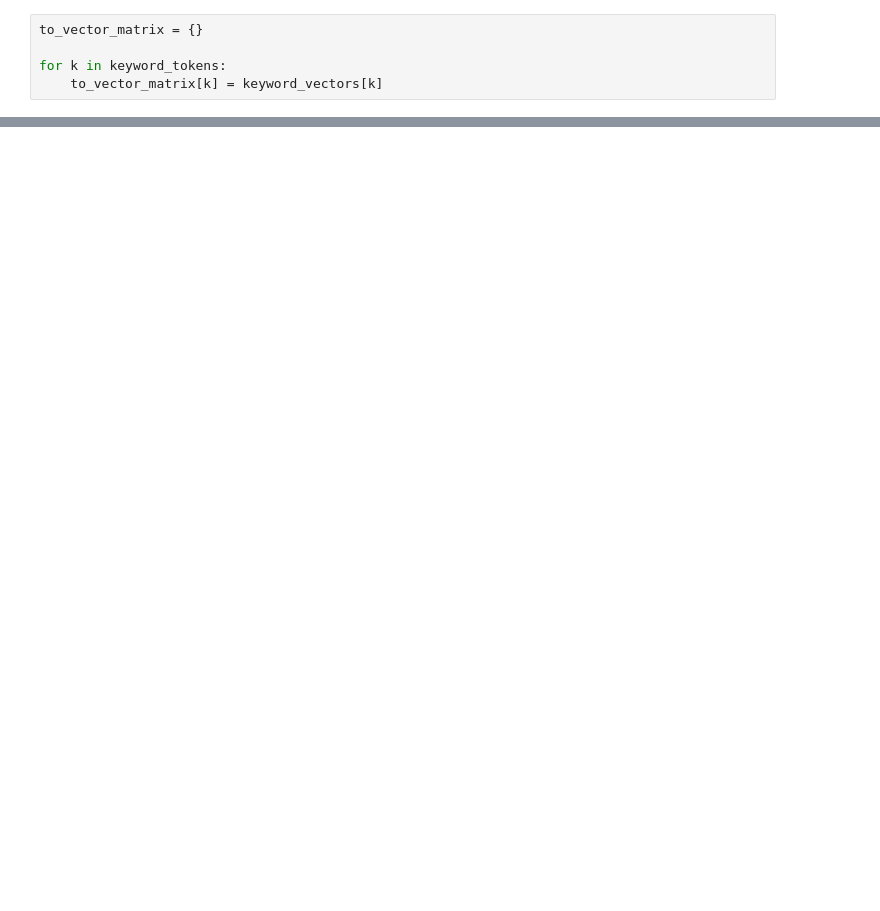
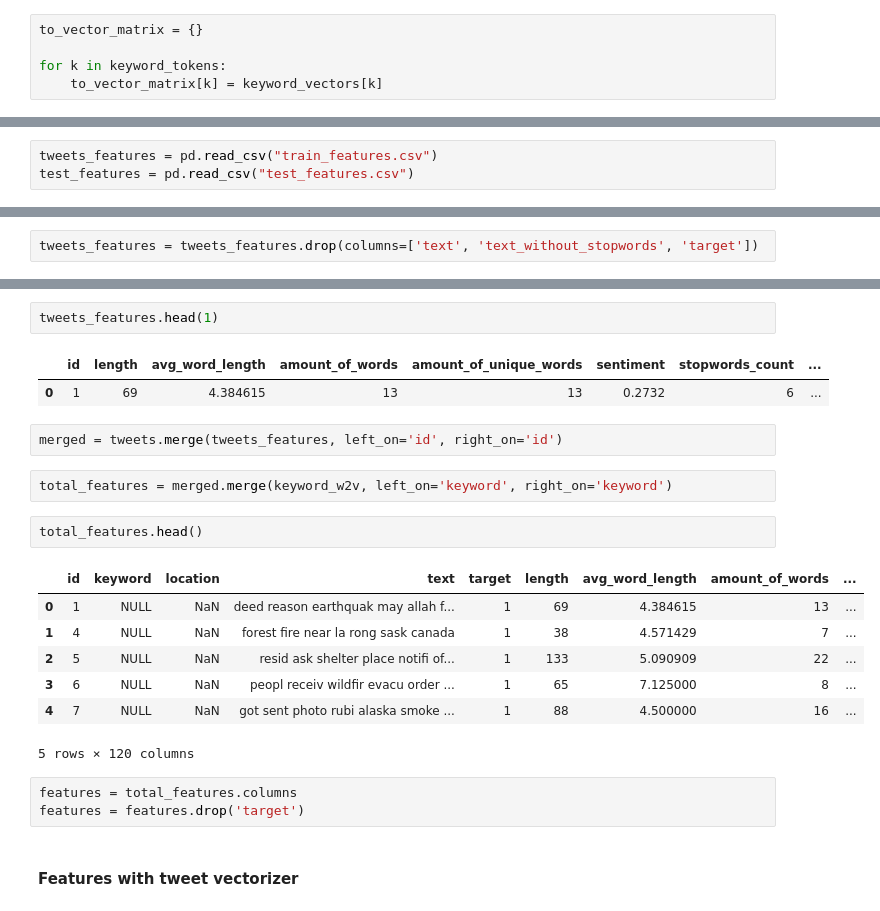
Before and after one commit to milemarchese/OrganizacionDeDatos, a Jupyter notebook: TP2/Modelo ML.ipynb, the cells around one changed output, grey strips where cells are left out. Drawn from its saved outputs; the diff is of its cells as text; blank space fills up the shorter version.

```diff
--- a/TP2/Modelo ML.ipynb
+++ b/TP2/Modelo ML.ipynb
@@ -412,0 +397,3 @@ keyword_w2v
+# %%
+tweets_features = pd.read_csv("train_features.csv")
+test_features = pd.read_csv("test_features.csv")
@@ -412,0 +410,2 @@ keyword_w2v
+# %%
+tweets_features = tweets_features.drop(columns=['text', 'text_without_stopwords', 'target'])
@@ -425,0 +430,24 @@ x_test = sc.transform(x_test)
+# %%
+tweets_features.head(1)
+# %% [output]
+|  | id | length | avg_word_length | amount_of_words | amount_of_unique_words | sentiment | stopwords_count | ... |
+| 0 | 1 | 69 | 4.384615 | 13 | 13 | 0.2732 | 6 | ... |
+# %%
+merged = tweets.merge(tweets_features, left_on='id', right_on='id')
+# %%
+total_features = merged.merge(keyword_w2v, left_on='keyword', right_on='keyword')
+# %%
+total_features.head()
+# %% [output]
+|  | id | keyword | location | text | target | length | avg_word_length | amount_of_words | ... |
+| 0 | 1 | NULL | NaN | deed reason earthquak may allah f... | 1 | 69 | 4.384615 | 13 | ... |
+| 1 | 4 | NULL | NaN | forest fire near la rong sask canada | 1 | 38 | 4.571429 | 7 | ... |
+| 2 | 5 | NULL | NaN | resid ask shelter place notifi of... | 1 | 133 | 5.090909 | 22 | ... |
+| 3 | 6 | NULL | NaN | peopl receiv wildfir evacu order ... | 1 | 65 | 7.125000 | 8 | ... |
+| 4 | 7 | NULL | NaN | got sent photo rubi alaska smoke ... | 1 | 88 | 4.500000 | 16 | ... |
+5 rows × 120 columns
+# %%
+features = total_features.columns
+features = features.drop('target')
+# %% [markdown]
+#### Features with tweet vectorizer
```
Also changed, not shown: parts of 31 cells of this notebook.
